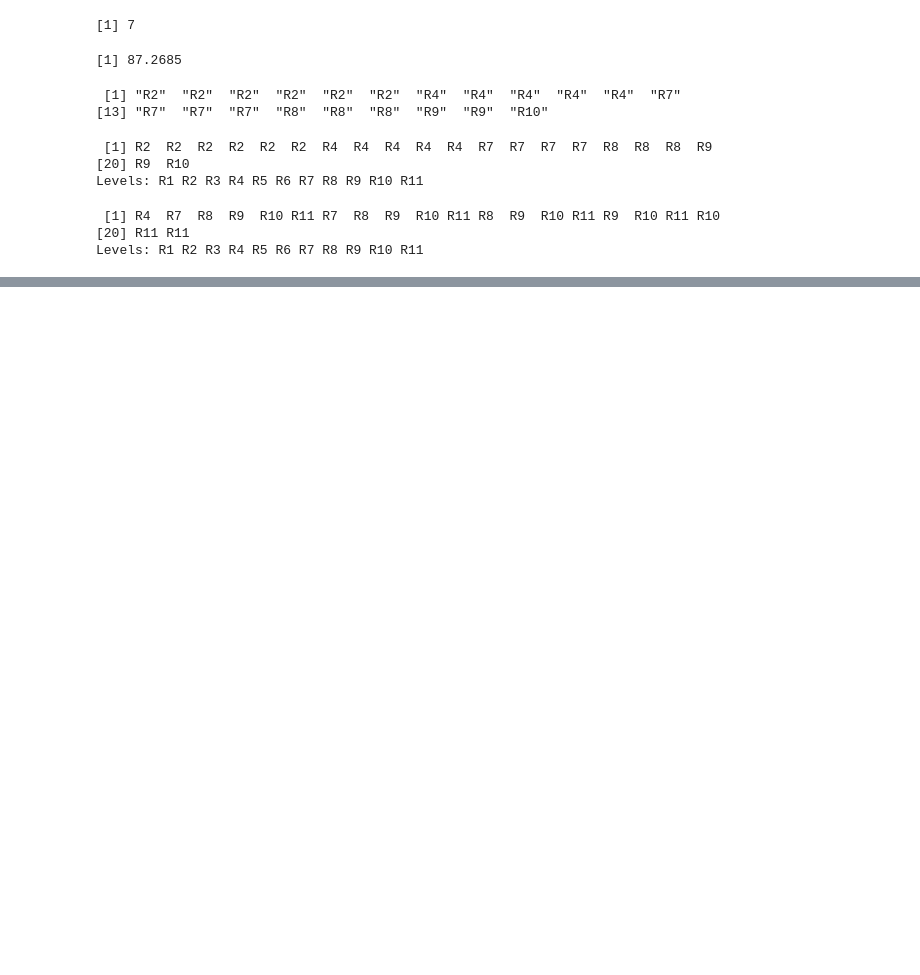
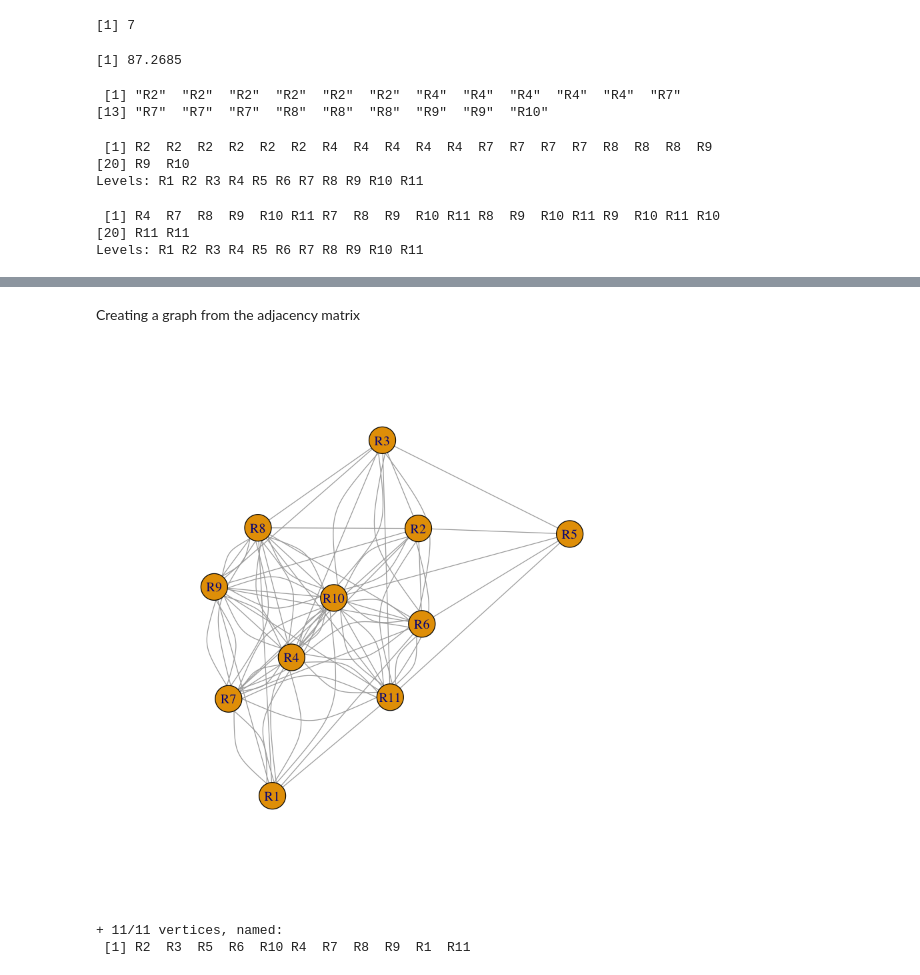
Before and after one commit to gchevrot/R, a Jupyter notebook: Analysis_R.ipynb, the cells around one changed output, grey strips where cells are left out. Saved outputs shown, nothing was run; the diff lists cells and outputs as text; code cells hidden in the pictures; blank space fills up the shorter version.

```diff
--- a/Analysis_R.ipynb
+++ b/Analysis_R.ipynb
@@ -281,4 +326 @@ mat <- combn(neuron.names[which(data.active[2,neuron.col]==1)],2)
 #mat
-# %%
-mat <- t(mat) # transpose
-mat
@@ -302,3 +327,9 @@ mat
+# %%
+for(i in 1:length(activeNeurons_List)){
+    assign(paste0("mat_", i), t(combn(neuron.names[which(data.active[i,neuron.col]==1)],2)))
+}
+# %%
+mat_List = list(mat_1, mat_2, mat_3, mat_4, mat_5)
 # %%
 sum(data.active[2,neuron.col]) # number of active neurons (row 2)
 # %% [output]
@@ -328,0 +381,17 @@ Levels: R1 R2 R3 R4 R5 R6 R7 R8 R9 R10 R11
+# %%
+g.df <- ldply(1:nrow(data.active), function (i) {#ldply pour chaque element d'une liste (1:nrow(data.active)) applique une fonction et renvoie un dataframe
+    if (sum(data.active[i,neuron.col]) == 1){#cas particulier: si la somme des colonnes de neurones pour la ligne i =1, ce qui ne se peut pas ici puisqu'on a un seuil de 50%
+        data.frame(from=neuron.names[which(data.active[i,neuron.col]==1)],#cree une data.frame avec 3 vecteurs avec from et to qui sera le même neurone puisque il y en a un seul d'actif
+                   to=neuron.names[which(data.active[i,neuron.col]==1)],
+                   min=data.active$min[i],
+                   i=i)
+    }
+    else {#bon si la somme n'est pas égale à 1 ce qui est la règle avec le seuil de 50%
+    mat <- mat_List[[i]]#alors je cree une matrice de toutes les combinaisons des neurones et je la transpose <==> c'est les "mat" (==combinaisons) qu'on a créé plus haut
+    data.frame(from=factor(mat[,1], neuron.names),#et je prend colonne 1
+               to=factor(mat[,2], neuron.names), # puis colonne 2
+               min=data.active$min[i],
+               i=i)
+    }
+})
+head(g.df)
@@ -328,0 +406,13 @@ Levels: R1 R2 R3 R4 R5 R6 R7 R8 R9 R10 R11
+# %% [markdown]
+Creating a graph from the adjacency matrix
+# %%
+g<-graph.data.frame(g.df,directed=F)
+plot(g)
+# %% [output]
+[figure, added]
+# %%
+# Vertex == neurons
+V(g)
+# %% [output]
++ 11/11 vertices, named:
+ [1] R2  R3  R5  R6  R10 R4  R7  R8  R9  R1  R11
```
Also changed, not shown: parts of 36 cells of this notebook.
